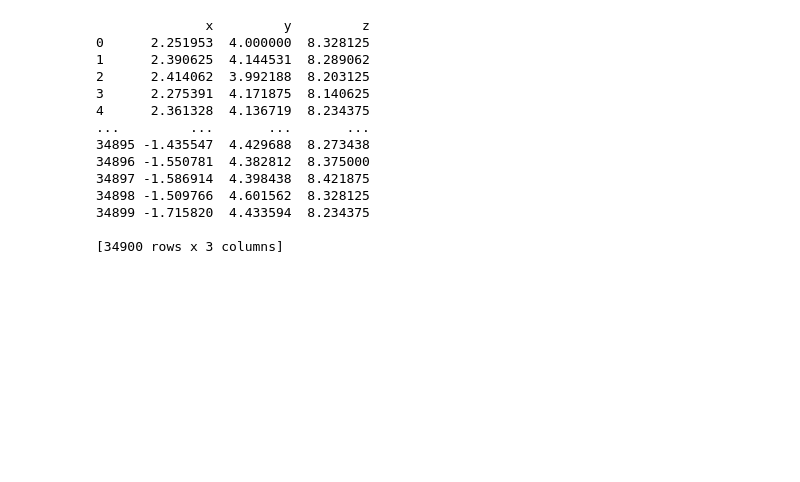
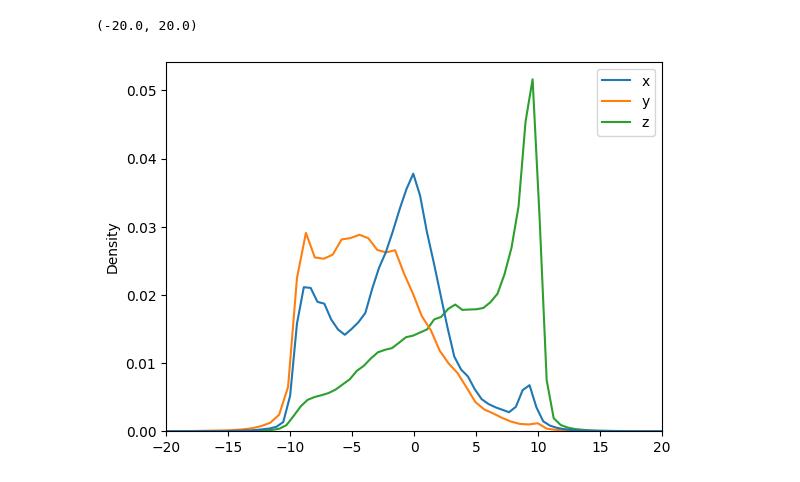
Before and after one commit to Musa-Azeem/HAR-accelerometer-ann, a Jupyter notebook: evaluate_data.ipynb, the cells around one changed output. Cells and saved outputs as stored; diff of their text form; code cells hidden in the pictures; blank space fills up the shorter version.

```diff
--- a/evaluate_data.ipynb
+++ b/evaluate_data.ipynb
@@ -6,22 +7,15 @@ import os
 # %%
 df = pd.DataFrame()
 
-for file in os.listdir('pipeline/1_dm')[:10]:
-    df = pd.concat(df, pd.read_csv(f'pipeline/1_dm/{file}'))
+for file in os.listdir('pipeline/1_dm'):
+    df = pd.concat([df, pd.read_csv(f'pipeline/1_dm/{file}')])
 
-print(df)
+
+# df -= df.mean()
+# df /= df.std()**2
+
+sns.kdeplot(data=df)
+plt.xlim(-20, 20)
 # %% [output]
-              x         y         z
-0      2.251953  4.000000  8.328125
-1      2.390625  4.144531  8.289062
-2      2.414062  3.992188  8.203125
-3      2.275391  4.171875  8.140625
-4      2.361328  4.136719  8.234375
-...         ...       ...       ...
-34895 -1.435547  4.429688  8.273438
-34896 -1.550781  4.382812  8.375000
-34897 -1.586914  4.398438  8.421875
-34898 -1.509766  4.601562  8.328125
-34899 -1.715820  4.433594  8.234375
-
-[34900 rows x 3 columns]
+(-20.0, 20.0)
+[figure, added]
```
Also changed, not shown: parts of 1 cell of this notebook.
